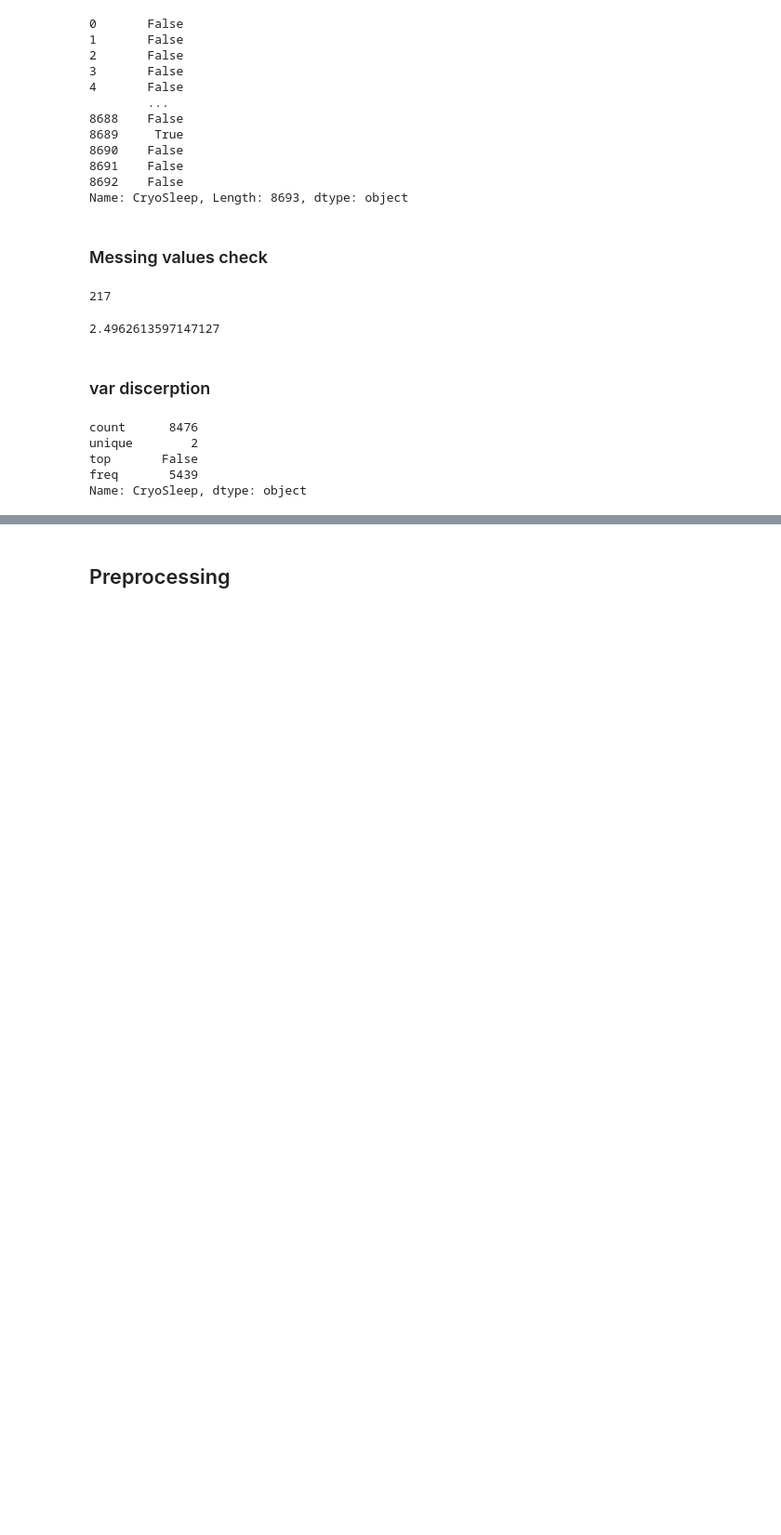
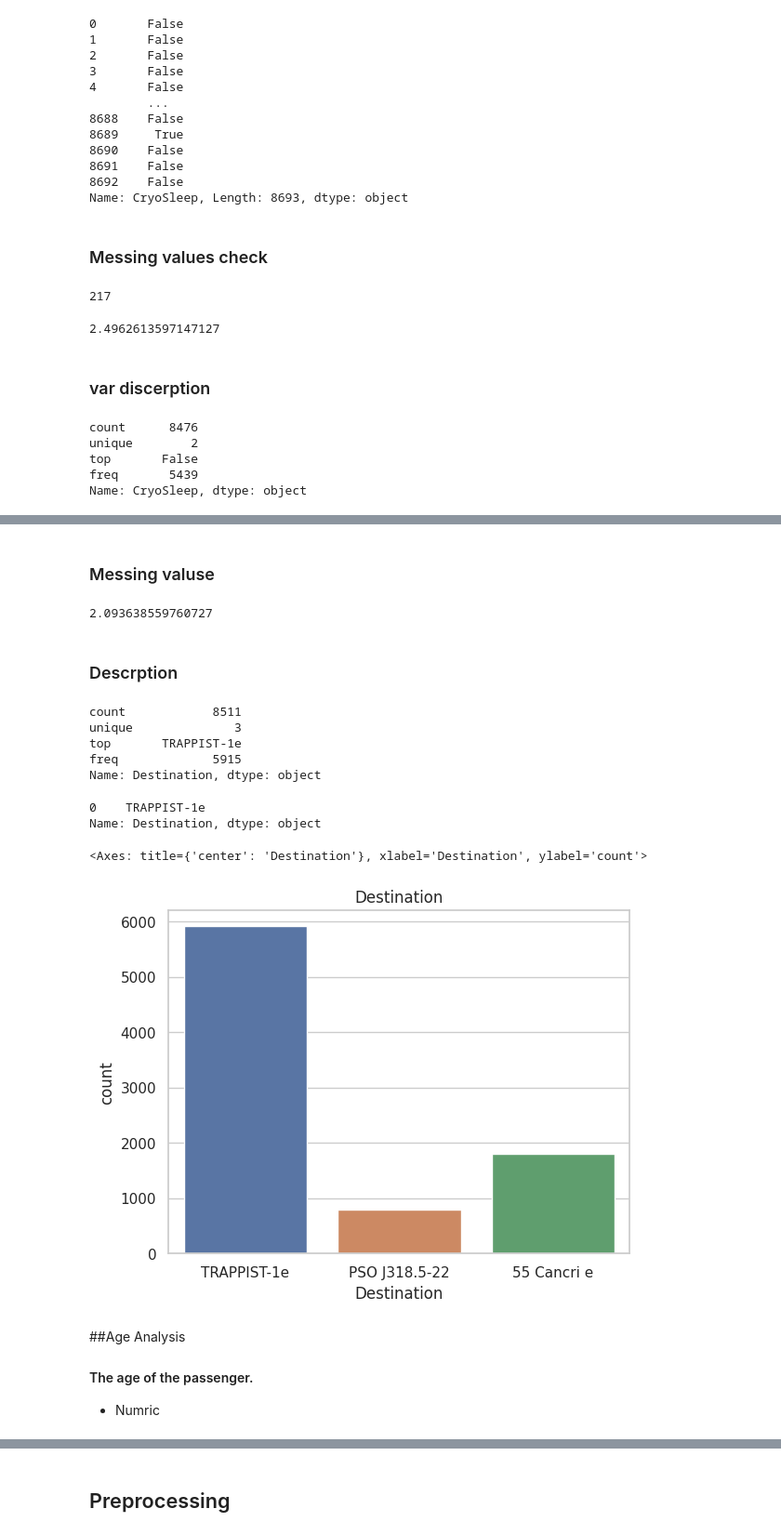
Before and after one commit to Ibrahim-AbuShara/EDA-practice-For-ML1, a Jupyter notebook: spaceship_titanic.ipynb, the cells around one changed output, grey strips where cells are left out. Shown at 93% size. Drawn from its saved outputs; the diff is of its cells as text; code cells hidden in the pictures; blank space fills up the shorter version.

```diff
--- a/spaceship_titanic.ipynb
+++ b/spaceship_titanic.ipynb
@@ -183,0 +233,31 @@ plt.show()
+# %% [markdown]
+### Messing valuse
+# %%
+df.Destination.isnull().sum()/len(df)*100
+# %% [output]
+2.093638559760727
+# %% [markdown]
+### Descrption
+# %%
+df.Destination.describe()
+# %% [output]
+count            8511
+unique              3
+top       TRAPPIST-1e
+freq             5915
+Name: Destination, dtype: object
+# %%
+df.Destination.mode()
+# %% [output]
+0    TRAPPIST-1e
+Name: Destination, dtype: object
+# %%
+plt.title("Destination")
+sns.countplot(x=df.Destination,data=df)
+# %% [output]
+<Axes: title={'center': 'Destination'}, xlabel='Destination', ylabel='count'>
+[figure, added]
+# %% [markdown]
+##Age Analysis
+####  The age of the passenger.
+- Numric
```
Also changed, not shown: parts of 36 cells of this notebook.
